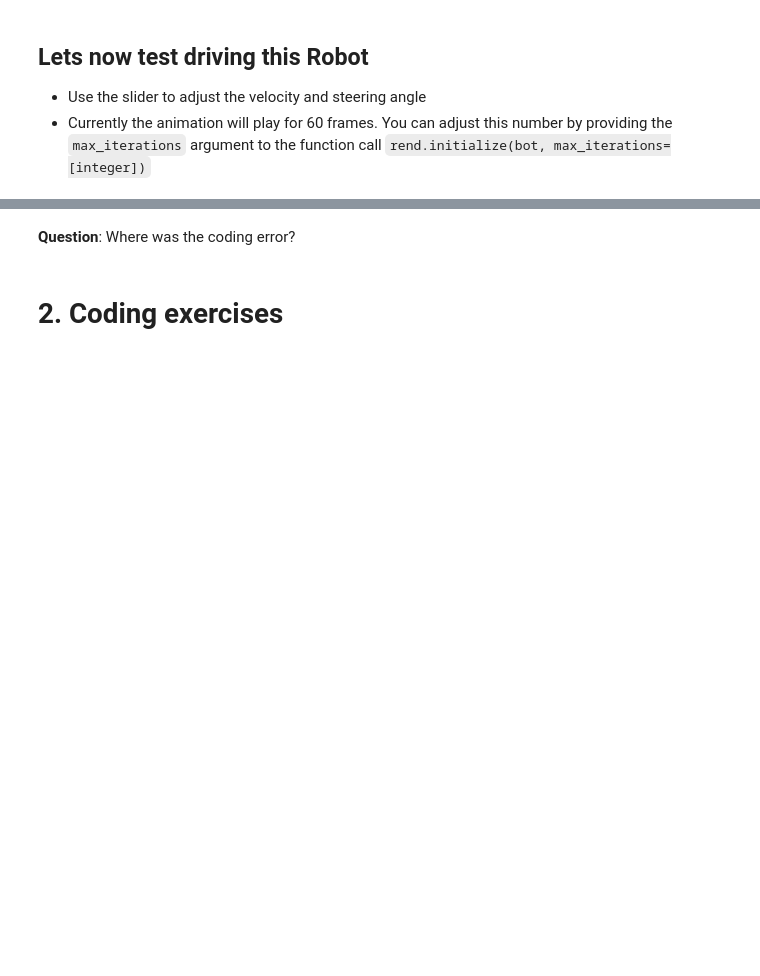
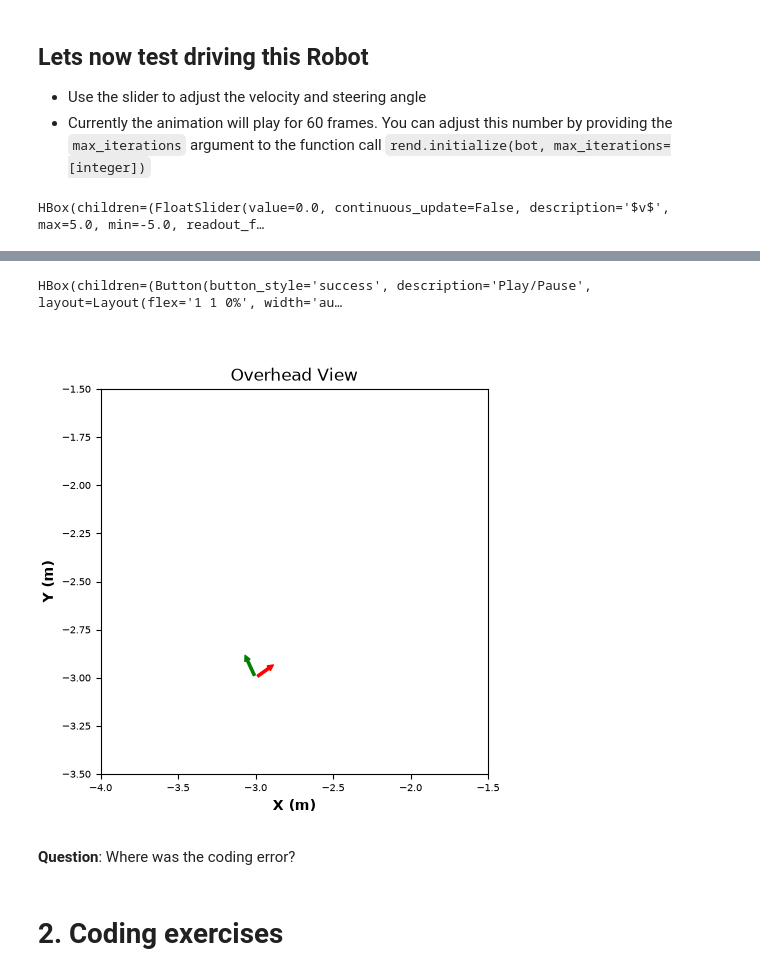
Before and after one commit to MattM5/ECE4078_5178_Practicals, a Jupyter notebook: Week02-Modelling/Practical02_MobileRobots.ipynb, the cells around one changed output, grey strips where cells are left out. Drawn from its saved outputs; the diff is of its cells as text; code cells hidden in the pictures; blank space fills up the shorter version.

```diff
--- a/Week02-Modelling/Practical02_MobileRobots.ipynb
+++ b/Week02-Modelling/Practical02_MobileRobots.ipynb
@@ -194,14 +213,17 @@ class Robot(object):
 
         # Remember that the robot current state is given by self.x, self.y, self.theta
         # Apply the velocities
-        if self.angular_velocity == 0:
+        if self.angular_velocity == 0: # going in a straight line
 
-            next_x = self.x - np.cos(self.theta)*self.linear_velocity*dt
-            next_y = self.y - np.sin(self.theta)*self.linear_velocity*dt
+            next_x = self.x + np.cos(self.theta)*self.linear_velocity*dt
+            next_y = self.y + np.sin(self.theta)*self.linear_velocity*dt
             next_theta = self.theta
-        else:
+        else: # rotating
 #---------------------------TODO: Complete code that make the robot turn--------------
-            pass
+            next_theta = self.theta + self.angular_velocity * dt
+            next_x = self.x + (self.linear_velocity / self.angular_velocity) * (np.sin(next_theta) - np.sin(self.theta))
+            next_y = self.y - (self.linear_velocity / self.angular_velocity) * (np.cos(next_theta) - np.cos(self.theta))
+
 
 #--------------------------------------------------------------------------------------
 
@@ -247,4 +269,6 @@ pi_bot.set_state(-3.0, -3.0, np.pi/6)
 
 # Instantiate rendenring object
 rend = Renderer.Instance()
-rend.initialize(pi_bot, dt_data=0.02)        # Remember that the robot current state is given by self.x, self.y, self.theta
+rend.initialize(pi_bot, dt_data=0.02, max_iterations=180)        # Remember that the robot current state is given by self.x, self.y, self.theta
+# %% [output]
+HBox(children=(FloatSlider(value=0.0, continuous_update=False, description='$v$', max=5.0, min=-5.0, readout_f…
@@ -251,3 +276,5 @@ rend.initialize(pi_bot, dt_data=0.02)        # Remember that the robot current s
+HBox(children=(Button(button_style='success', description='Play/Pause', layout=Layout(flex='1 1 0%', width='au…
+[figure, added]
 # %% [markdown]
 **Question**: Where was the coding error?
 # %% [markdown]
```
Also changed, not shown: parts of 3 cells of this notebook.
